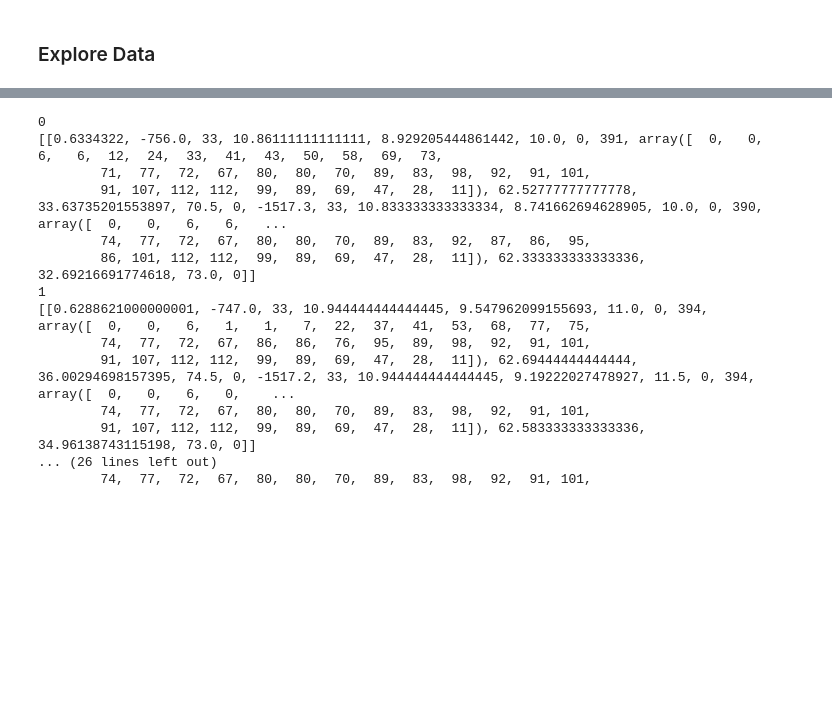
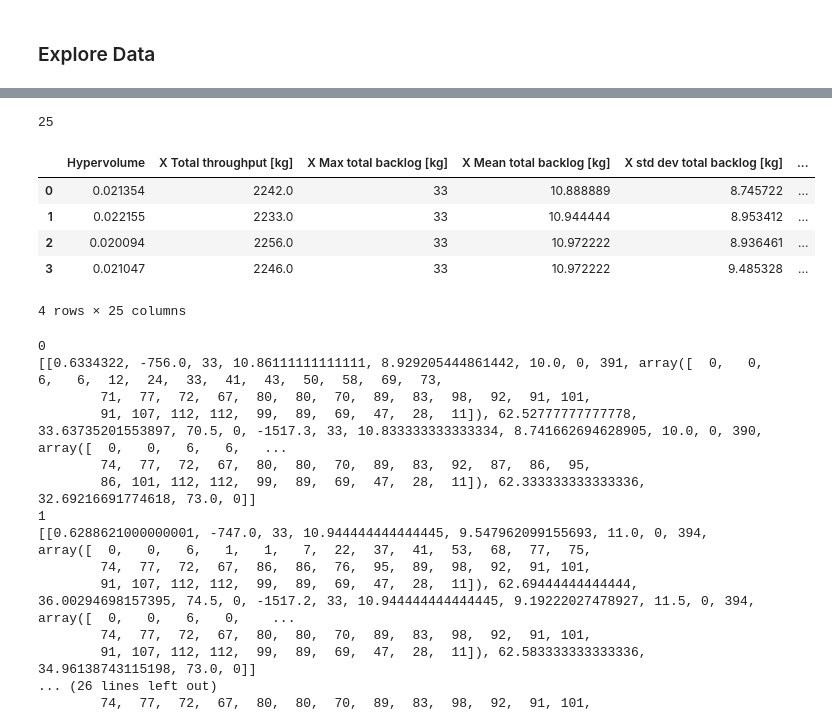
Before and after one commit to DTKx/capacityplanpy, a Jupyter notebook: 02_implementacao/reproduction.ipynb, the cells around one changed output, grey strips where cells are left out. Drawn from its saved outputs; the diff is of its cells as text; code cells hidden in the pictures; blank space fills up the shorter version.

```diff
--- a/02_implementacao/reproduction.ipynb
+++ b/02_implementacao/reproduction.ipynb
@@ -19,18 +19,10 @@ root_path_data="C:\\Users\\Debora\\Documents\\01_UFU_local\\01_comp_evolutiva\\0
 #     outfile.write(tabela_df.to_latex(index=False))
 
 # Open pickle dict
-file_name='var_1_results.pkl'
+file_name='v_0_results.pkl'
 path=root_path_data+file_name
 infile = open(path,'rb')
 results= pickle.load(infile)
 infile.close()
 # %% [markdown]
 ### Explore Data
-# %%
-results_df=pd.DataFrame.from_dict(results)
-# results_df=pd.DataFrame.from_dict(results,orient="index")
-results_df
-# split=results_df[0].str.split(",")
-# data=split.to_list()
-# names=["Hypervolume","Total throughput [kg]", "Max total backlog [kg]", "Mean total backlog [kg]", "Median total backlog [kg]","Min total backlog [kg]", "P(total backlog ≤ 0 kg)","Max total inventory deficit [kg]", "Mean total inventory deficit [kg]", "Median total inventory deficit [kg]", "Min total inventory deficit [kg]"]
-# results_df_org=pd.DataFrame(data,columns=names)
@@ -57,3 +29,26 @@ results_df
+# %%
+# results_df=pd.DataFrame.from_dict(results)
+dict_key=results.keys()
+# names=["Hypervolume","Total throughput [kg]", "Max total backlog [kg]", "Mean total backlog [kg]", "Median total backlog [kg]","Min total backlog [kg]", "P(total backlog ≤ 0 kg)","Max total inventory deficit [kg]", "Mean total inventory deficit [kg]", "Median total inventory deficit [kg]", "Min total inventory deficit [kg]"]
+names=["Hypervolume",
+"X Total throughput [kg]", "X Max total backlog [kg]", "X Mean total backlog [kg]","X std dev total backlog [kg]", "X Median total backlog [kg]","X Min total backlog [kg]", "X P(total backlog ≤ 0 kg)","X Max total inventory deficit [kg]", "X Mean total inventory deficit [kg]","X std dev total backlog [kg]", "X Median total inventory deficit [kg]", "X Min total inventory deficit [kg]",
+"Y Total throughput [kg]", "Y Max total backlog [kg]", "Y Mean total backlog [kg]","Y std dev total backlog [kg]", "Y Median total backlog [kg]","Y Min total backlog [kg]", "Y P(total backlog ≤ 0 kg)","Y Max total inventory deficit [kg]", "Y Mean total inventory deficit [kg]","Y std dev total backlog [kg]", "Y Median total inventory deficit [kg]", "Y Min total inventory deficit [kg]" ]
+print(len(names))
+for key in dict_keys:
+    results_df=pd.DataFrame(results[key],columns=names)
+# results_df=pd.DataFrame.from_dict(results,orient="index")
+results_df
+# split=results_df[0].str.split(",")
+# data=split.to_list()
+# results_df_org=pd.DataFrame(data,columns=names)
+# %% [output]
+25
+|  | Hypervolume | X Total throughput [kg] | X Max total backlog [kg] | X Mean total backlog [kg] | X std dev total backlog [kg] | ... |
+| 0 | 0.021354 | 2242.0 | 33 | 10.888889 | 8.745722 | ... |
+| 1 | 0.022155 | 2233.0 | 33 | 10.944444 | 8.953412 | ... |
+| 2 | 0.020094 | 2256.0 | 33 | 10.972222 | 8.936461 | ... |
+| 3 | 0.021047 | 2246.0 | 33 | 10.972222 | 9.485328 | ... |
+4 rows × 25 columns
 # %%
 for key,value in results.items():
     # (Execução e Geração)
```
Also changed, not shown: parts of 1 cell of this notebook, 2 other files.
